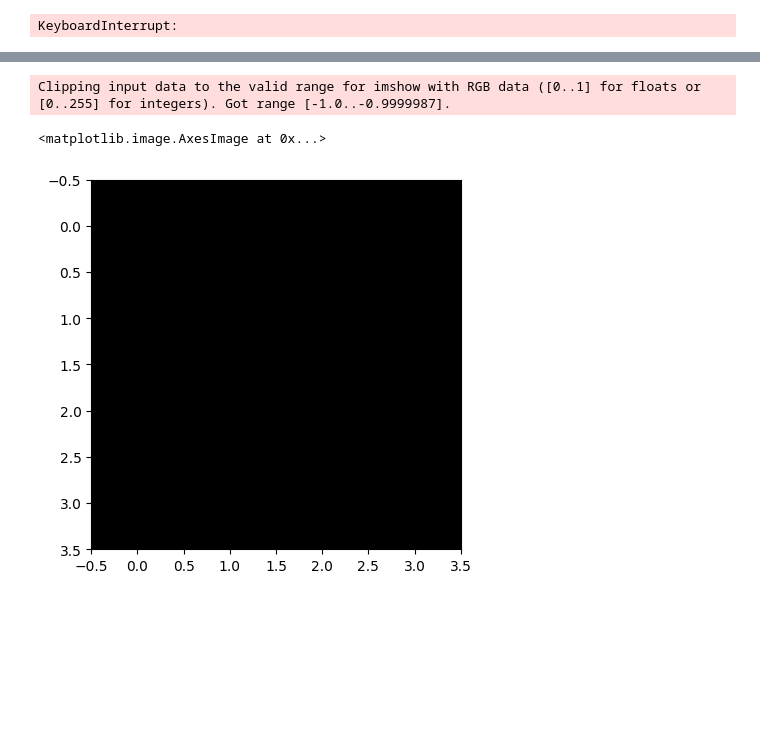
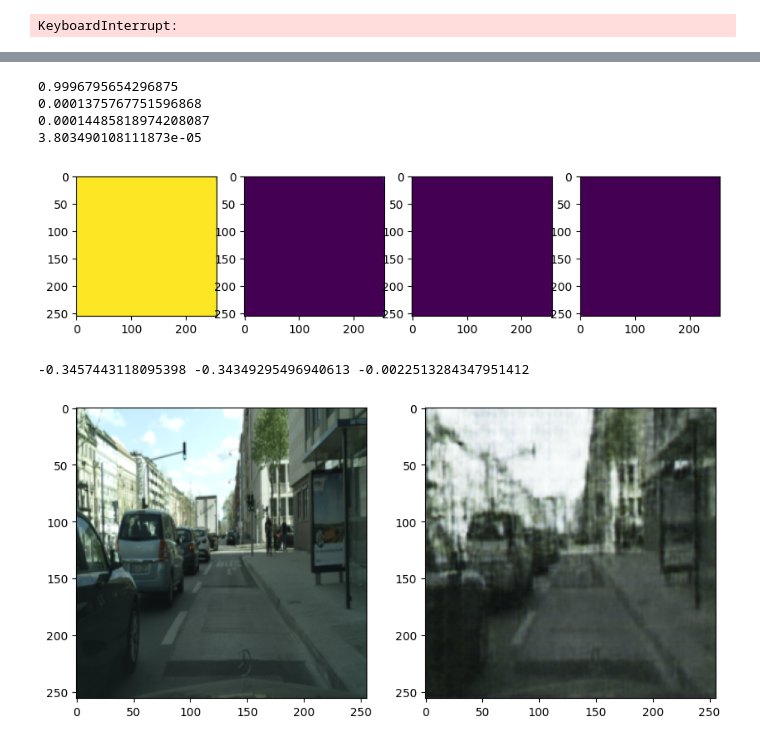
Before and after one commit to Ilias-Paralikas/Unsupervised-Learning, a Jupyter notebook: test.ipynb, the cells around one changed output, grey strips where cells are left out. Drawn from its saved outputs; the diff is of its cells as text; code cells hidden in the pictures; blank space fills up the shorter version.

```diff
--- a/test.ipynb
+++ b/test.ipynb
@@ -179,6 +235,41 @@ y
-# %%
-plt.imshow(y[-7][0].permute(1,2,0).detach().cpu().numpy())
-# %% [output]
-Clipping input data to the valid range for imshow with RGB data ([0..1] for floats or [0..255] for integers). Got range [-1.0..-0.9999987].
-<matplotlib.image.AxesImage at 0x...>
-[figure, removed]
+# %%
+data,_ = next(iter(train_loader))
+
+with torch.no_grad():
+    x = data[-1].to(device)
+    seg = seg_model(x)
+    seg_probs = torch.softmax(seg,dim=1)
+
+fig,ax = plt.subplots(1,components,figsize=(10,10))
+for i in range(components):
+    # Let matplotlib auto-scale the tiny decimal variations
+    im = ax[i].imshow(seg_probs[0, i].cpu().numpy())
+    print(seg_probs[0, i].cpu().numpy().mean().item())
+# %% [output]
+0.9996795654296875
+0.0001375767751596868
+0.00014485818974208087
+3.803490108111873e-05
+[figure, added]
+# %%
+data,_ = next(iter(train_loader))
+
+with torch.no_grad():
+    x = data[-1].to(device)
+    seg = seg_model(x)
+    seg_probs = torch.softmax(seg,dim=1)
+    y= rec_model(x,seg_probs)
+
+
+fig,ax = plt.subplots(1,2,figsize=(10,5))
+scaled_x = scale_for_display(x)
+sclaed_y = scale_for_display(y[-1])
+ax[0].imshow(scaled_x[0].cpu().permute(1,2,0).numpy())
+ax[1].imshow(sclaed_y[0].cpu().permute(1,2,0).numpy())
+
+
+
+print(x.mean().item(),y[-1].mean().item(),(x-y[-1]).mean().item())
+# %% [output]
+-0.3457443118095398 -0.34349295496940613 -0.0022513284347951412
+[figure, added]
```
Also changed, not shown: parts of 10 cells of this notebook, 4 other files.
